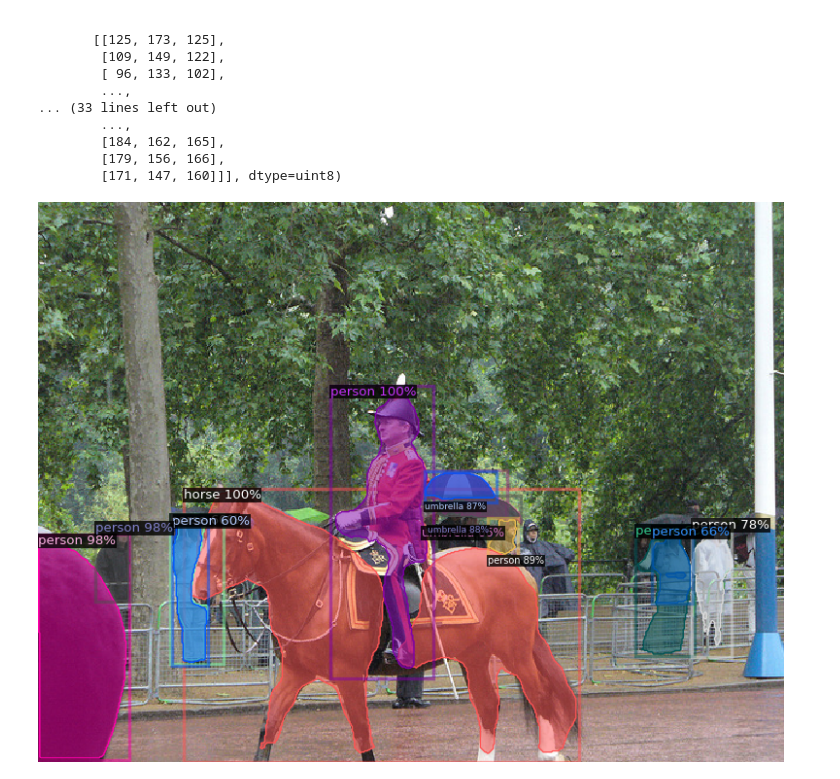
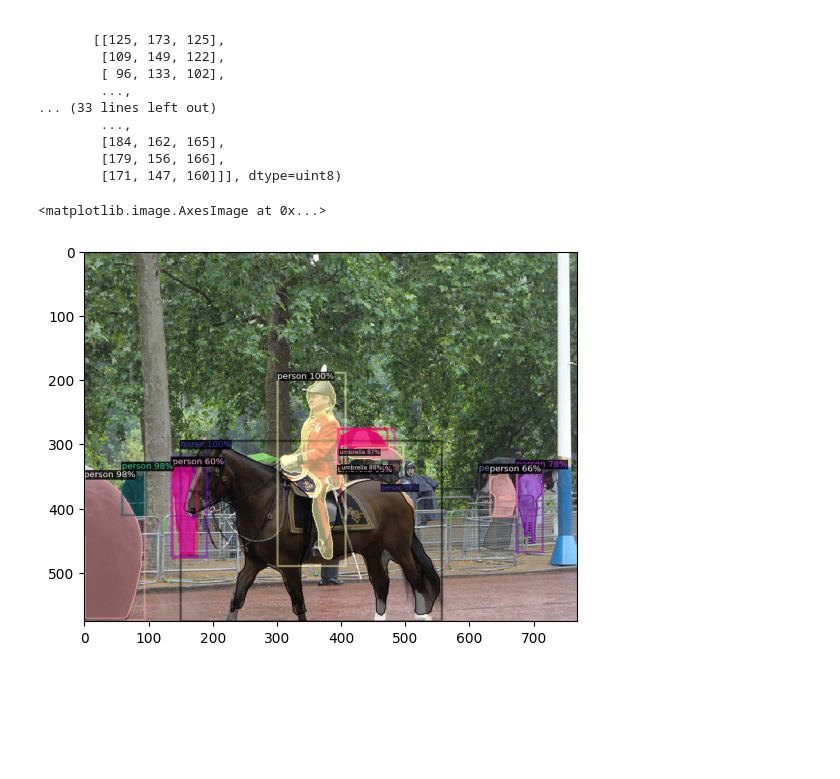
Before and after one commit to YQisme/detectron2, a Jupyter notebook: my_code/下载预训练模型进行推理.ipynb, the cells around one changed output. Saved outputs shown, nothing was run; the diff lists cells and outputs as text; code cells hidden in the pictures; blank space fills up the shorter version.

```diff
--- a/my_code/下载预训练模型进行推理.ipynb
+++ b/my_code/下载预训练模型进行推理.ipynb
@@ -6,0 +1,5 @@ img
+# %%
+import matplotlib.pyplot as plt
+
+img = plt.imread('./input.jpg')
+plt.imshow(img)
@@ -33,24 +35,29 @@ from detectron2 import model_zoo
 from detectron2.engine import DefaultPredictor
 
 cfg = get_cfg()
-# a下载模型
-cfg.merge_from_file(model_zoo.get_config_file("COCO-InstanceSegmentation/mask_rcnn_R_50_FPN_3x.yaml"))
+# 下载模型
+cfg.merge_from_file(
+    model_zoo.get_config_file(
+        "COCO-InstanceSegmentation/mask_rcnn_R_50_FPN_3x.yaml"))
 cfg.MODEL.ROI_HEADS.SCORE_THRESH_TEST = 0.5  # set threshold for this model
 # 下载权重
-cfg.MODEL.WEIGHTS = model_zoo.get_checkpoint_url("COCO-InstanceSegmentation/mask_rcnn_R_50_FPN_3x.yaml")
+cfg.MODEL.WEIGHTS = model_zoo.get_checkpoint_url(
+    "COCO-InstanceSegmentation/mask_rcnn_R_50_FPN_3x.yaml")
 predictor = DefaultPredictor(cfg)
 outputs = predictor(img)
 # %%
 from detectron2.utils.visualizer import Visualizer
 from detectron2.data import MetadataCatalog
 
 # 使用 Visualizer 可视化结果
-v = Visualizer(img[:, :, ::-1], MetadataCatalog.get(cfg.DATASETS.TRAIN[0]), scale=1.2)
+v = Visualizer(img[:, :, ::-1],
+               MetadataCatalog.get(cfg.DATASETS.TRAIN[0]),
+               scale=1.2)
 out = v.draw_instance_predictions(outputs["instances"].to("cpu"))
-pic = Image.fromarray(out.get_image()[:, :, ::-1])
-pic
+plt.imshow(out.get_image()[:, :, ::-1])
 # %% [output]
+<matplotlib.image.AxesImage at 0x...>
-[figure, old version]
+[figure, new version]
 # %%
 # look at the outputs. See https://detectron2.readthedocs.io/tutorials/models.html#model-output-format for specification
 print(outputs["instances"].pred_classes)
```
Also changed, not shown: parts of 3 cells of this notebook.
